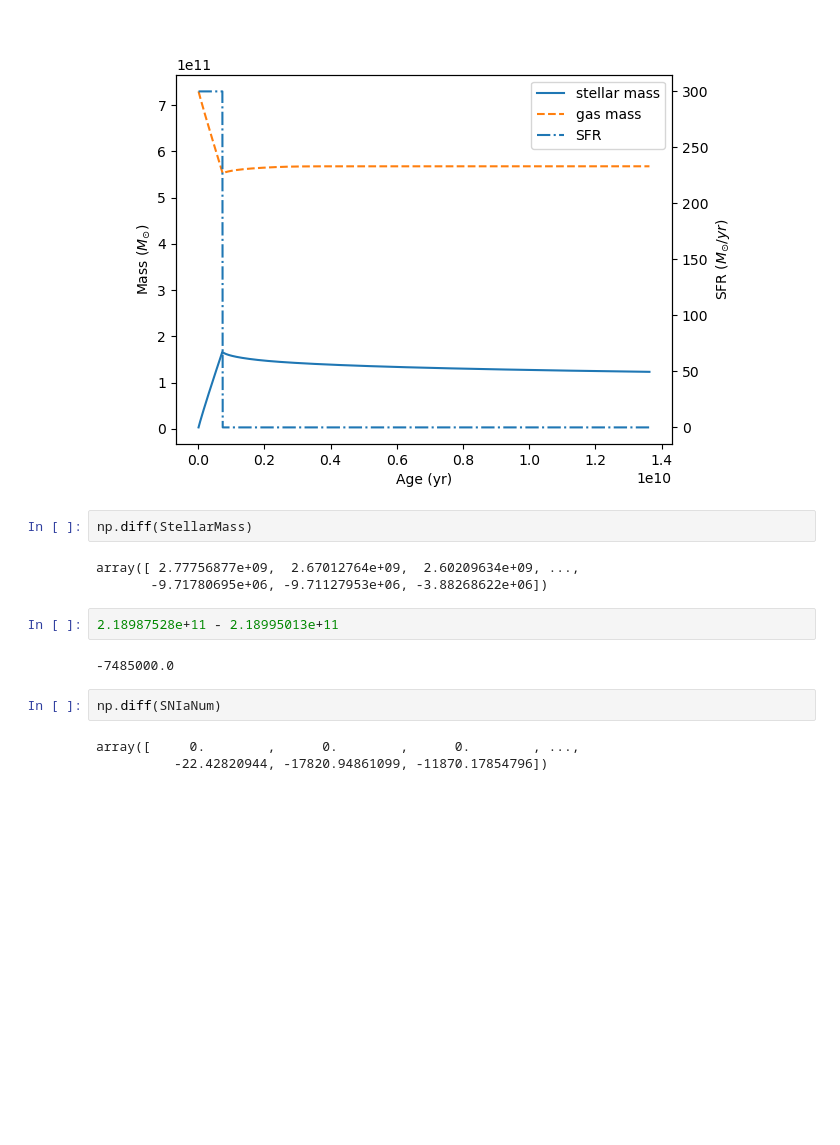
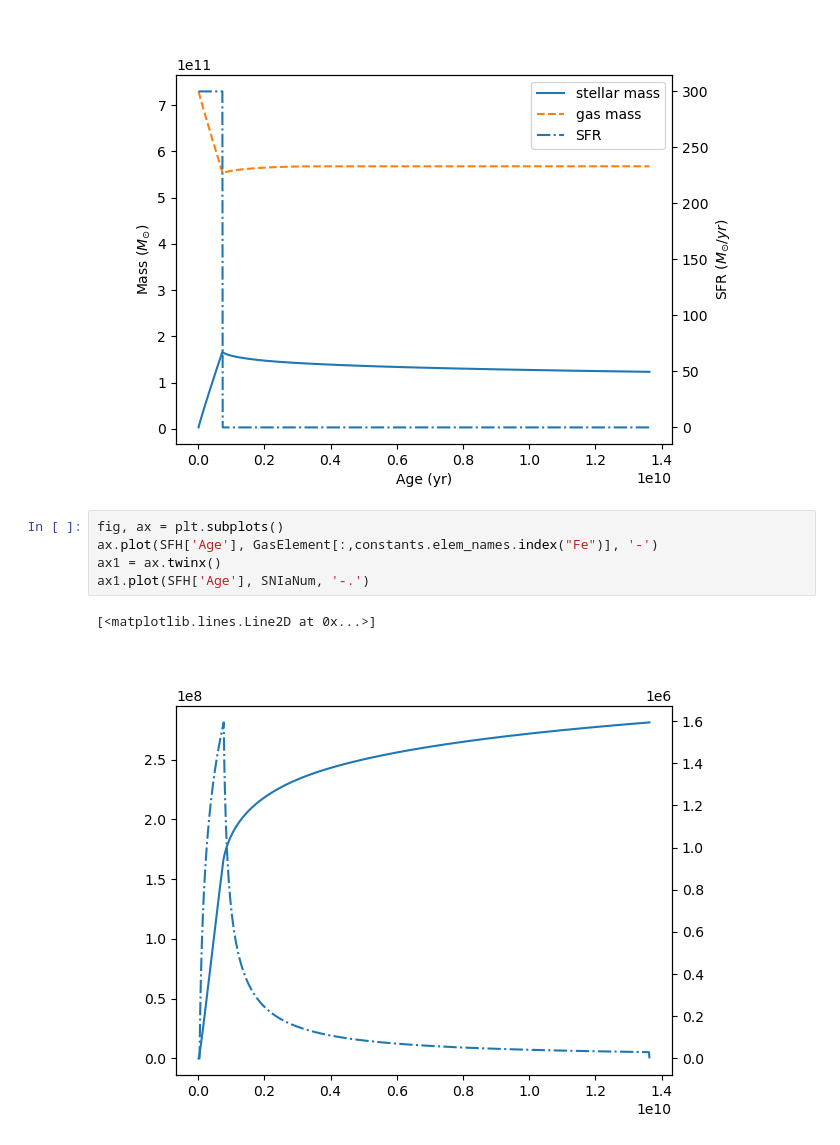
Before and after one commit to liuguanfu1120/ChemEvoIMF, a Jupyter notebook: Abundance-IMF-Result-Analyses-1.0-N13.ipynb, the cells around one changed output. Saved outputs shown, nothing was run; the diff lists cells and outputs as text; blank space fills up the shorter version.

```diff
--- a/Abundance-IMF-Result-Analyses-1.0-N13.ipynb
+++ b/Abundance-IMF-Result-Analyses-1.0-N13.ipynb
@@ -235,17 +235,11 @@ ax.legend([line1, line2, line3], ['stellar mass', 'gas mass', 'SFR'])
 fig.savefig("ChemEvoIMF_mass.pdf")
 # %% [output]
 [figure]
-# %%
-np.diff(StellarMass)
-# %% [output]
-array([ 2.77756877e+09,  2.67012764e+09,  2.60209634e+09, ...,
-       -9.71780695e+06, -9.71127953e+06, -3.88268622e+06])
-# %%
-2.18987528e+11 - 2.18995013e+11
-# %% [output]
--7485000.0
-# %%
-np.diff(SNIaNum)
-# %% [output]
-array([     0.        ,      0.        ,      0.        , ...,
-          -22.42820944, -17820.94861099, -11870.17854796])
+# %%
+fig, ax = plt.subplots()
+ax.plot(SFH['Age'], GasElement[:,constants.elem_names.index("Fe")], '-')
+ax1 = ax.twinx()
+ax1.plot(SFH['Age'], SNIaNum, '-.')
+# %% [output]
+[<matplotlib.lines.Line2D at 0x...>]
+[figure, added]
```
Also changed, not shown: parts of 4 cells of this notebook, 12 other files.
